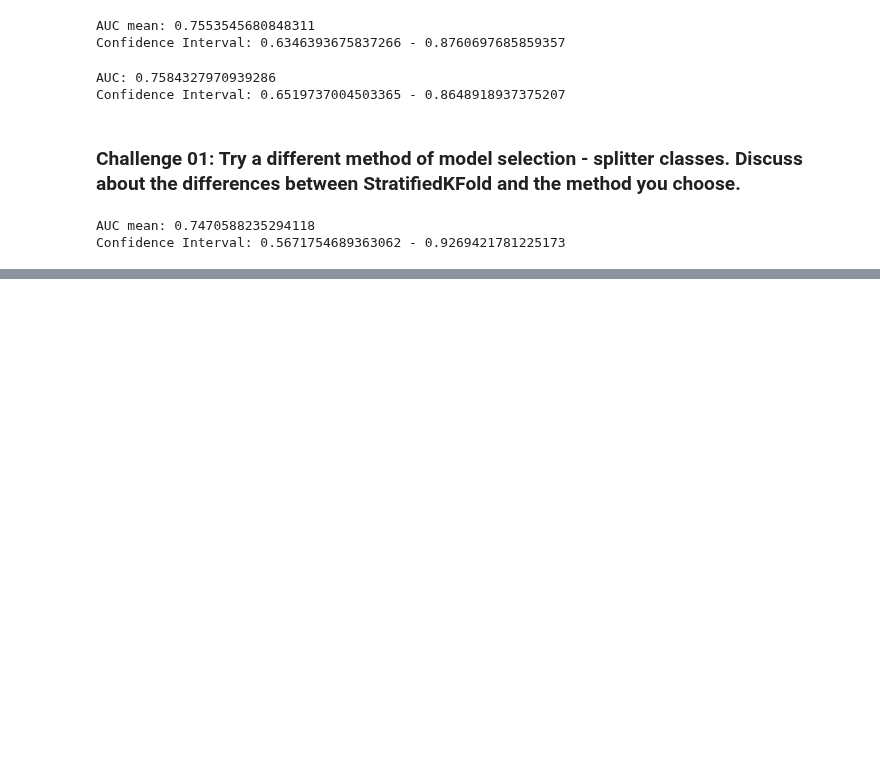
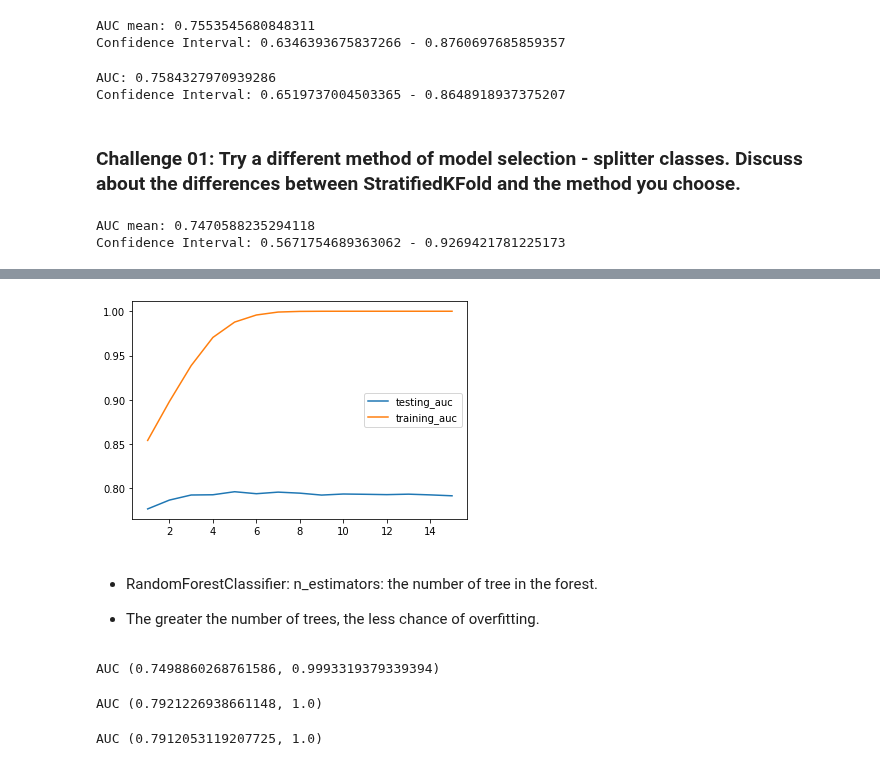
Before and after one commit to gabrielatrindade/alura-bootcamp, a Jupyter notebook: module6/lessons/kaggle_sirio_libanes_2.ipynb, the cells around one changed output, grey strips where cells are left out. Cells and saved outputs as stored; diff of their text form; code cells hidden in the pictures; blank space fills up the shorter version.

```diff
--- a/module6/lessons/kaggle_sirio_libanes_2.ipynb
+++ b/module6/lessons/kaggle_sirio_libanes_2.ipynb
@@ -917,0 +1038,14 @@ Confidence Interval: 0.5671754689363062 - 0.9269421781225173
+# %%
+testing_auc_list, training_auc_list = [], []
+
+for i in range(1,16):
+
+    # print(f'MAX DEPTH: {i}')
+
+    RF_model = RandomForestClassifier(max_depth=i)
+
+    testing_auc, training_auc = \
+        run_model_cv(RF_model, patients_usable, 5, 10)
+
+    testing_auc_list.append(testing_auc)
+    training_auc_list.append(training_auc)
@@ -917,0 +1068,33 @@ Confidence Interval: 0.5671754689363062 - 0.9269421781225173
+# %%
+x = range(1,16)
+
+plt.plot(x, testing_auc_list, label='testing_auc')
+plt.plot(x, training_auc_list, label='training_auc')
+plt.legend();
+# %% [output]
+[figure, added]
+# %% [markdown]
+- RandomForestClassifier: n_estimators: the number of tree in the forest.
+
+- The greater the number of trees, the less chance of overfitting.
+# %%
+RF_model = RandomForestClassifier(n_estimators=10)
+
+testing_auc, training_auc = \
+    run_model_cv(RF_model, patients_usable, 5, 10)
+# %% [output]
+AUC (0.7498860268761586, 0.9993319379339394)
+# %%
+RF_model = RandomForestClassifier(n_estimators=100)
+
+testing_auc, training_auc = \
+    run_model_cv(RF_model, patients_usable, 5, 10)
+# %% [output]
+AUC (0.7921226938661148, 1.0)
+# %%
+RF_model = RandomForestClassifier(n_estimators=200)
+
+testing_auc, training_auc = \
+    run_model_cv(RF_model, patients_usable, 5, 10)
+# %% [output]
+AUC (0.7912053119207725, 1.0)
```
Also changed, not shown: parts of 46 cells of this notebook.
